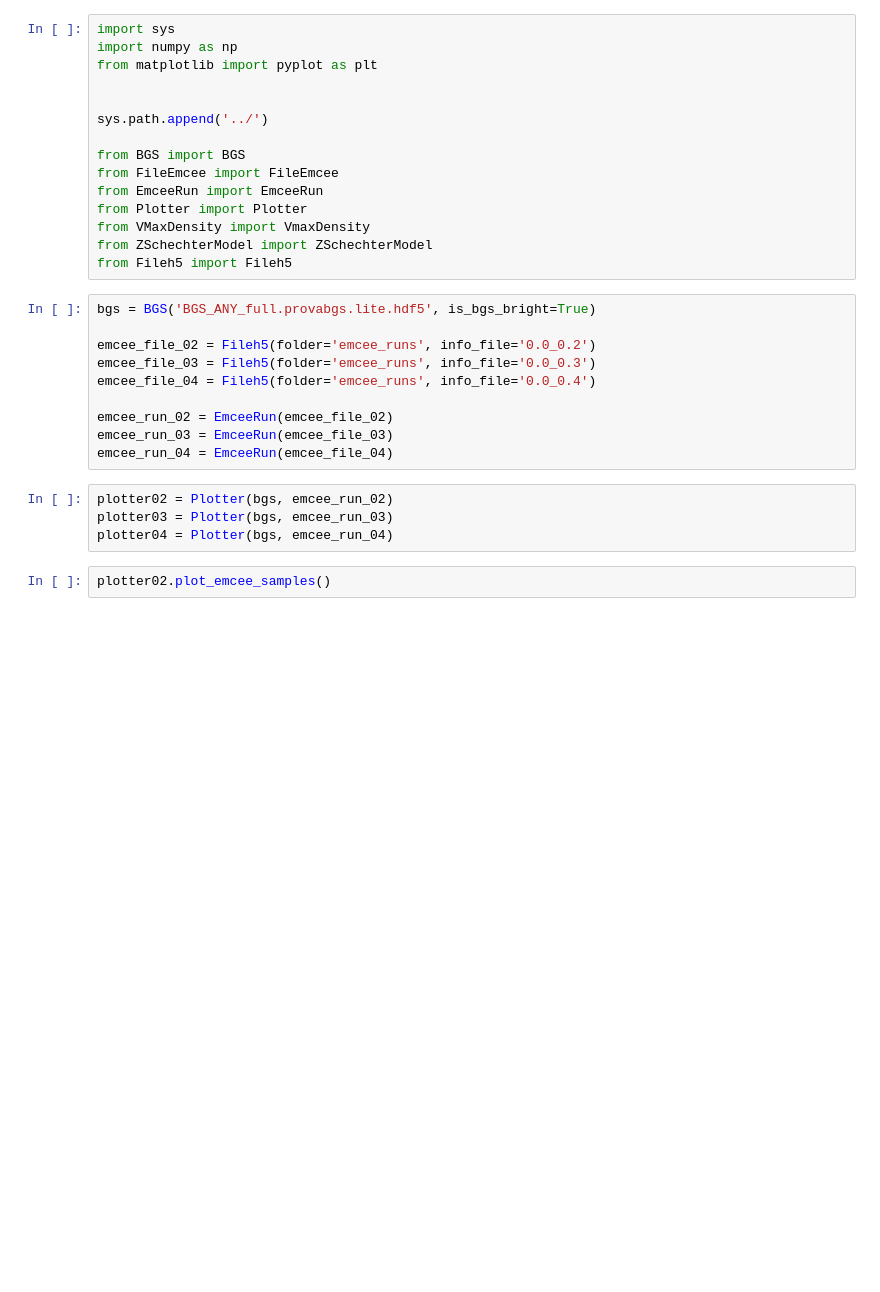
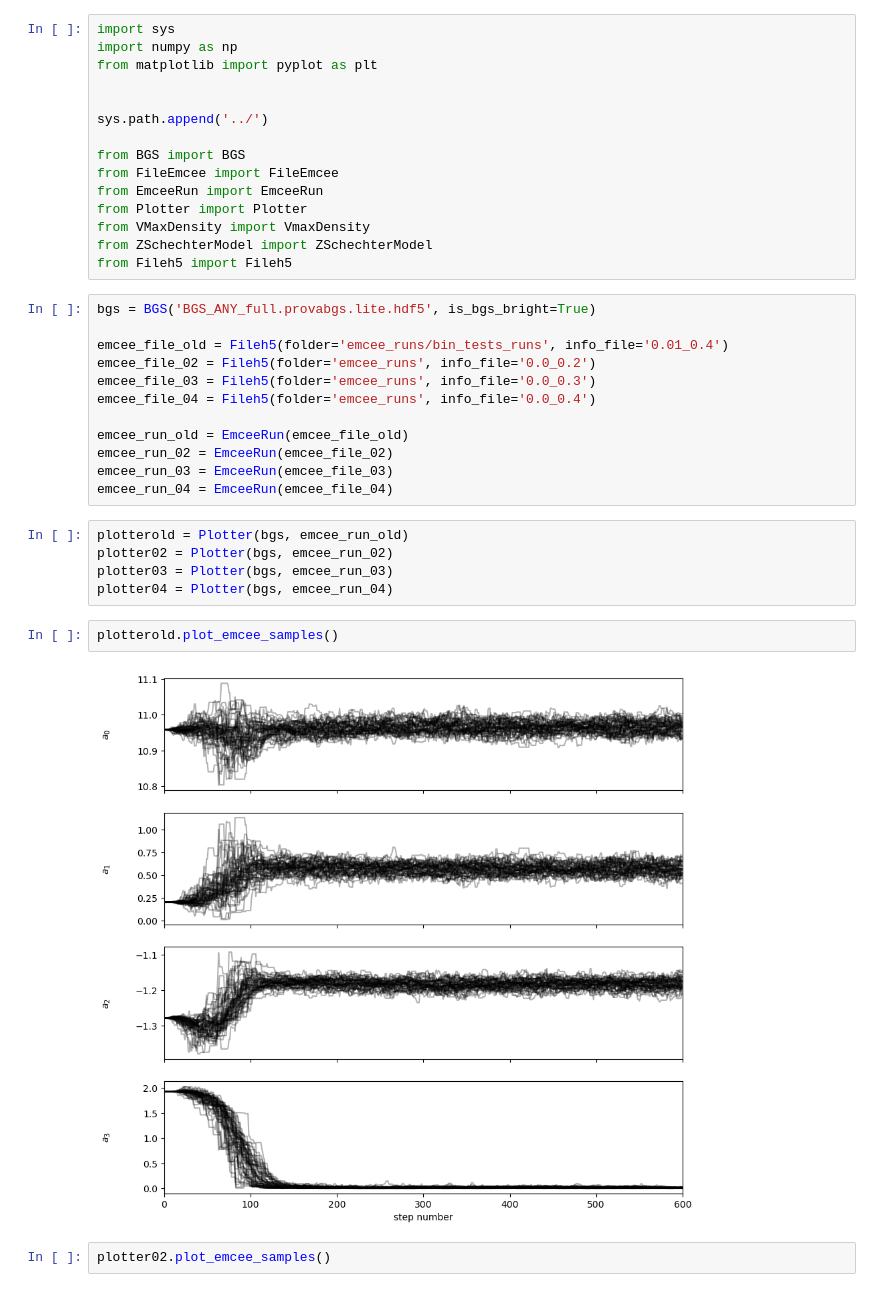
Before and after one commit to fedehope/zSMF, a Jupyter notebook: nb/emcee_check.ipynb, the cells around one changed output. Drawn from its saved outputs; the diff is of its cells as text; blank space fills up the shorter version.

```diff
--- a/nb/emcee_check.ipynb
+++ b/nb/emcee_check.ipynb
@@ -16,17 +16,24 @@ from Fileh5 import Fileh5
 # %%
 bgs = BGS('BGS_ANY_full.provabgs.lite.hdf5', is_bgs_bright=True)
 
+emcee_file_old = Fileh5(folder='emcee_runs/bin_tests_runs', info_file='0.01_0.4')
 emcee_file_02 = Fileh5(folder='emcee_runs', info_file='0.0_0.2')
 emcee_file_03 = Fileh5(folder='emcee_runs', info_file='0.0_0.3')
 emcee_file_04 = Fileh5(folder='emcee_runs', info_file='0.0_0.4')
 
+emcee_run_old = EmceeRun(emcee_file_old)
 emcee_run_02 = EmceeRun(emcee_file_02)
 emcee_run_03 = EmceeRun(emcee_file_03)
 emcee_run_04 = EmceeRun(emcee_file_04)
 # %%
+plotterold = Plotter(bgs, emcee_run_old)
 plotter02 = Plotter(bgs, emcee_run_02)
 plotter03 = Plotter(bgs, emcee_run_03)
 plotter04 = Plotter(bgs, emcee_run_04)
+# %%
+plotterold.plot_emcee_samples()
+# %% [output]
+[figure, added]
 # %%
 plotter02.plot_emcee_samples()
 # %% [output]
```
Also changed, not shown: parts of 1 cell of this notebook, 2 other files.
